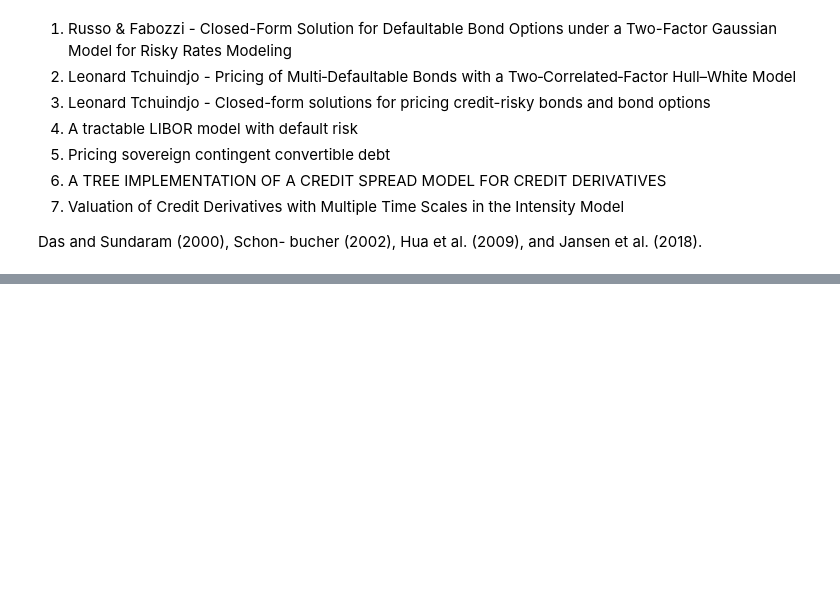
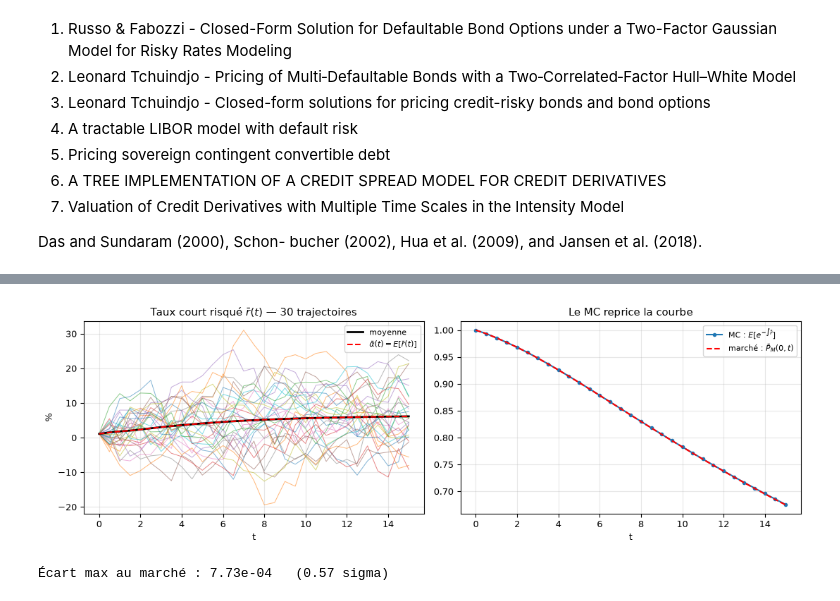
Before and after one commit to alexisdantzikian/BondOptionPricer, a Jupyter notebook: main/main.ipynb, the cells around one changed output, grey strips where cells are left out. Saved outputs shown, nothing was run; the diff lists cells and outputs as text; code cells hidden in the pictures; blank space fills up the shorter version.

```diff
--- a/main/main.ipynb
+++ b/main/main.ipynb
@@ -24,0 +138,25 @@ ModuleNotFoundError: No module named 'numpy'
+# %%
+sim = tfg.simulate(np.linspace(0.5, 15, 30), 200_000, curve, p, seed=7, antithetic=True)
+rbar, D = sim.short_rates(), sim.discount_factors()
+
+fig, ax = plt.subplots(1, 2)
+for i in range(30):
+    ax[0].plot(sim.times, rbar[i] * 100, lw=.7, alpha=.55)
+ax[0].plot(sim.times, rbar.mean(0) * 100, 'k', lw=2, label='moyenne')
+ax[0].plot(sim.times, [tfg.alpha_bar(t, curve, p) * 100 for t in sim.times],
+           'r--', lw=1.5, label=r'$\bar\alpha(t) = E[\bar r(t)]$')
+ax[0].set(xlabel='t', ylabel='%', title=r'Taux court risqué $\bar r(t)$ — 30 trajectoires')
+ax[0].legend(fontsize=8)
+
+se = D.std(0, ddof=1) / np.sqrt(D.shape[0])
+ax[1].plot(sim.times, D.mean(0), 'o-', ms=3, label=r'MC : $E[e^{-\int \bar r}]$')
+ax[1].plot(sim.times, curve.discount(sim.times), 'r--', label='marché : $\\bar P_M(0,t)$')
+ax[1].set(xlabel='t', title='Le MC reprice la courbe')
+ax[1].legend(fontsize=8)
+plt.tight_layout(); plt.show()
+
+print(f'Écart max au marché : {np.max(np.abs(D.mean(0) - curve.discount(sim.times))):.2e}'
+      f'   ({np.max(np.abs(D.mean(0) - curve.discount(sim.times)) / np.maximum(se, 1e-16)):.2f} sigma)')
+# %% [output]
+[figure, added]
+Écart max au marché : 7.73e-04   (0.57 sigma)
```
Also changed, not shown: parts of 21 cells of this notebook.
